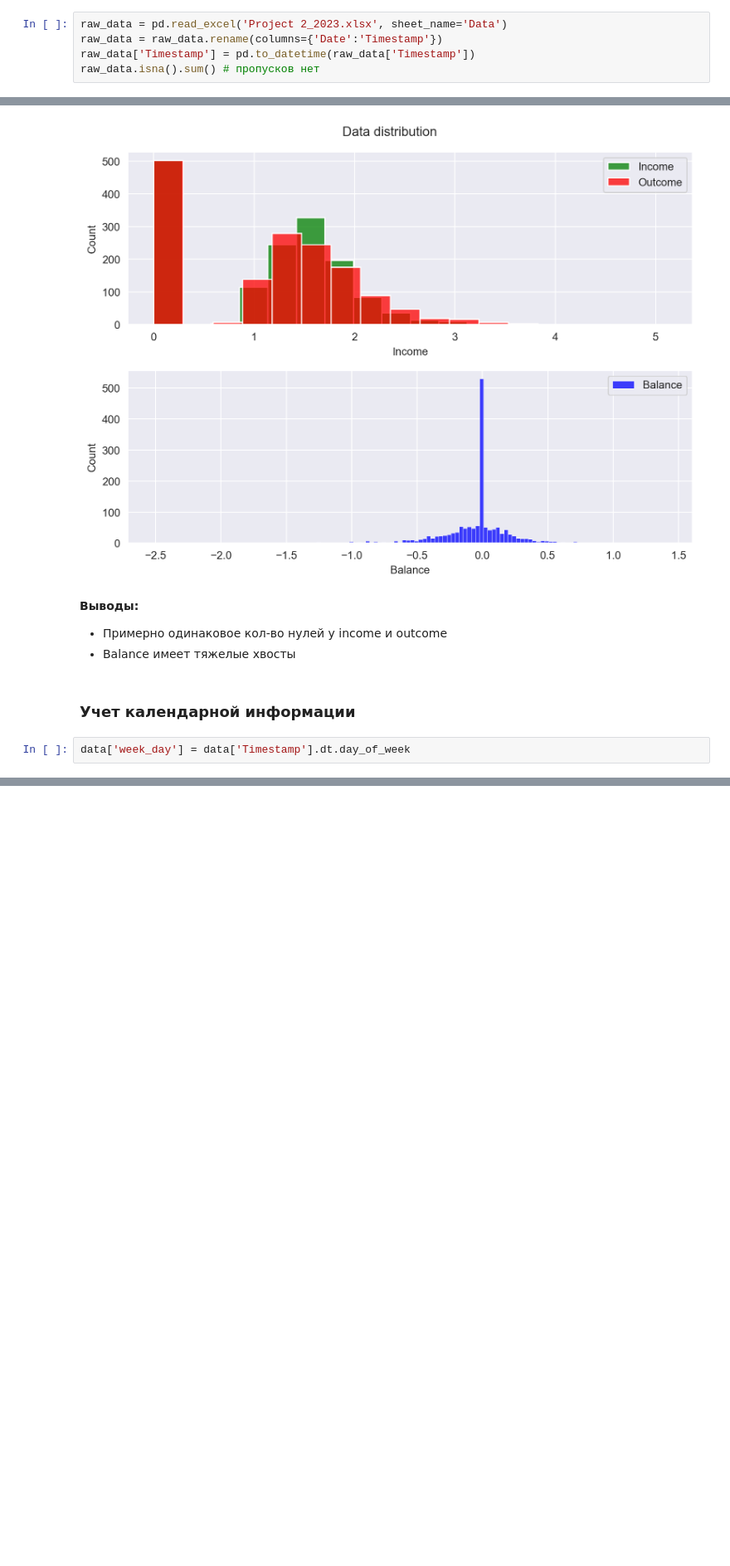
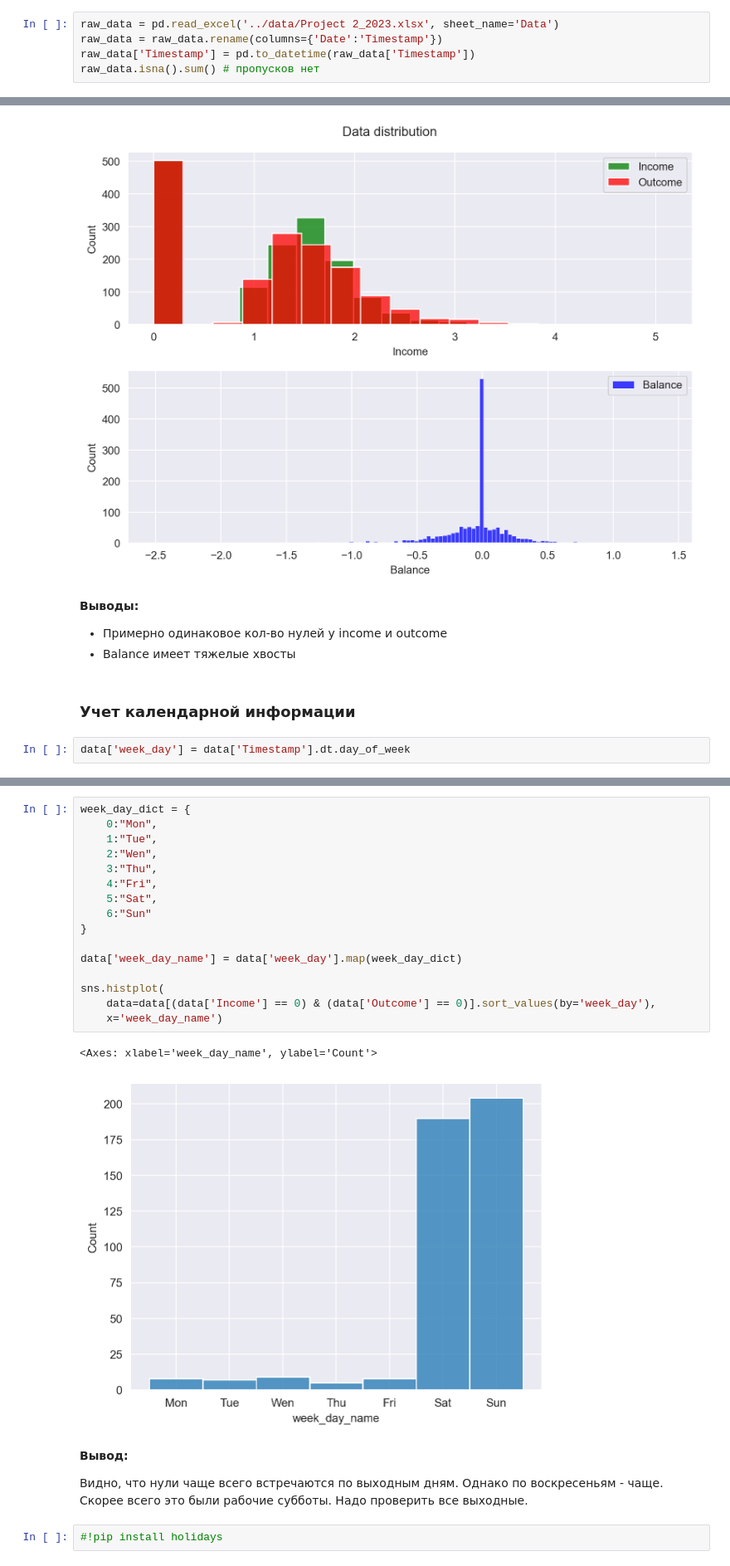
Before and after one commit to igmamedov/balance_predictions, a Jupyter notebook: notebooks/EDA.ipynb, the cells around one changed output, grey strips where cells are left out. Shown at 83% size. Saved outputs shown, nothing was run; the diff lists cells and outputs as text; blank space fills up the shorter version.

Commit message:
add holidays EDA

```diff
--- a/notebooks/EDA.ipynb
+++ b/notebooks/EDA.ipynb
@@ -11,7 +14,7 @@ sns.set_style("darkgrid")
 # %% [markdown]
 ### Данные
 # %%
-raw_data = pd.read_excel('Project 2_2023.xlsx', sheet_name='Data')
+raw_data = pd.read_excel('../data/Project 2_2023.xlsx', sheet_name='Data')
 raw_data = raw_data.rename(columns={'Date':'Timestamp'})
 raw_data['Timestamp'] = pd.to_datetime(raw_data['Timestamp'])
 raw_data.isna().sum() # пропусков нет
@@ -93,0 +96,25 @@ data
+# %%
+week_day_dict = {
+    0:"Mon",
+    1:"Tue",
+    2:"Wen",
+    3:"Thu",
+    4:"Fri",
+    5:"Sat",
+    6:"Sun"
+}
+
+data['week_day_name'] = data['week_day'].map(week_day_dict)
+
+sns.histplot(
+    data=data[(data['Income'] == 0) & (data['Outcome'] == 0)].sort_values(by='week_day'),
+    x='week_day_name')
+# %% [output]
+<Axes: xlabel='week_day_name', ylabel='Count'>
+[figure, added]
+# %% [markdown]
+__Вывод:__
+
+Видно, что нули чаще всего встречаются по выходным дням. Однако по воскресеньям - чаще. Скорее всего это были рабочие субботы. Надо проверить все выходные.
+# %%
+#!pip install holidays
```
Also changed, not shown: parts of 11 cells of this notebook, 4 other files.
